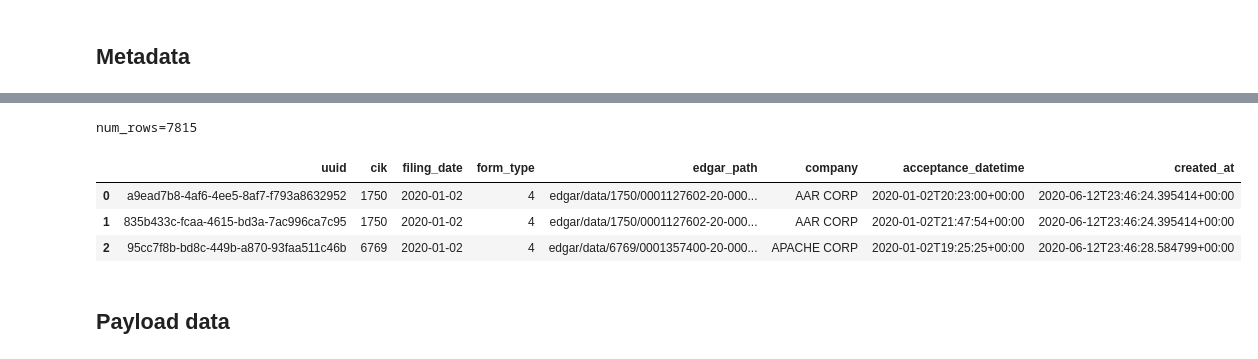
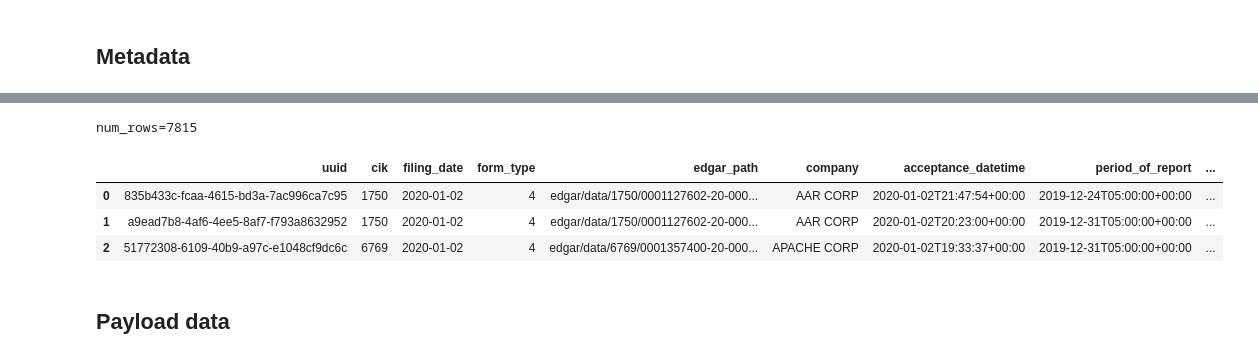
Before and after one commit to ParticleDev/p1_data_client, a Jupyter notebook: notebooks/p1_edgar_data_client_example.ipynb, the cells around one changed output, grey strips where cells are left out. Drawn from its saved outputs; the diff is of its cells as text; code cells hidden in the pictures.

```diff
--- a/notebooks/p1_edgar_data_client_example.ipynb
+++ b/notebooks/p1_edgar_data_client_example.ipynb
@@ -123,6 +124,7 @@ headers = client.get_form_headers(
             cik=None,
             start_date='2020-01-01',
             end_date='2020-01-31',
+            date_mode='publication_date'
 )
 display_df(headers)
 # %% [output]
@@ -130,8 +131,8 @@ display_df(headers)
 num_rows=7815
-|  | uuid | cik | filing_date | form_type | edgar_path | company | acceptance_datetime | created_at |
-| 0 | a9ead7b8-4af6-4ee5-8af7-f793a8632952 | 1750 | 2020-01-02 | 4 | edgar/data/1750/0001127602-20-000... | AAR CORP | 2020-01-02T20:23:00+00:00 | 2020-06-12T23:46:24.395414+00:00 |
-| 1 | 835b433c-fcaa-4615-bd3a-7ac996ca7c95 | 1750 | 2020-01-02 | 4 | edgar/data/1750/0001127602-20-000... | AAR CORP | 2020-01-02T21:47:54+00:00 | 2020-06-12T23:46:24.395414+00:00 |
-| 2 | 95cc7f8b-bd8c-449b-a870-93faa511c46b | 6769 | 2020-01-02 | 4 | edgar/data/6769/0001357400-20-000... | APACHE CORP | 2020-01-02T19:25:25+00:00 | 2020-06-12T23:46:28.584799+00:00 |
+|  | uuid | cik | filing_date | form_type | edgar_path | company | acceptance_datetime | period_of_report | ... |
+| 0 | 835b433c-fcaa-4615-bd3a-7ac996ca7c95 | 1750 | 2020-01-02 | 4 | edgar/data/1750/0001127602-20-000... | AAR CORP | 2020-01-02T21:47:54+00:00 | 2019-12-24T05:00:00+00:00 | ... |
+| 1 | a9ead7b8-4af6-4ee5-8af7-f793a8632952 | 1750 | 2020-01-02 | 4 | edgar/data/1750/0001127602-20-000... | AAR CORP | 2020-01-02T20:23:00+00:00 | 2019-12-31T05:00:00+00:00 | ... |
+| 2 | 51772308-6109-40b9-a97c-e1048cf9dc6c | 6769 | 2020-01-02 | 4 | edgar/data/6769/0001357400-20-000... | APACHE CORP | 2020-01-02T19:33:37+00:00 | 2019-12-31T05:00:00+00:00 | ... |
 # %% [markdown]
 ## Payload data
 # %% [markdown]
```
Also changed, not shown: parts of 19 cells of this notebook, 28 other files.
